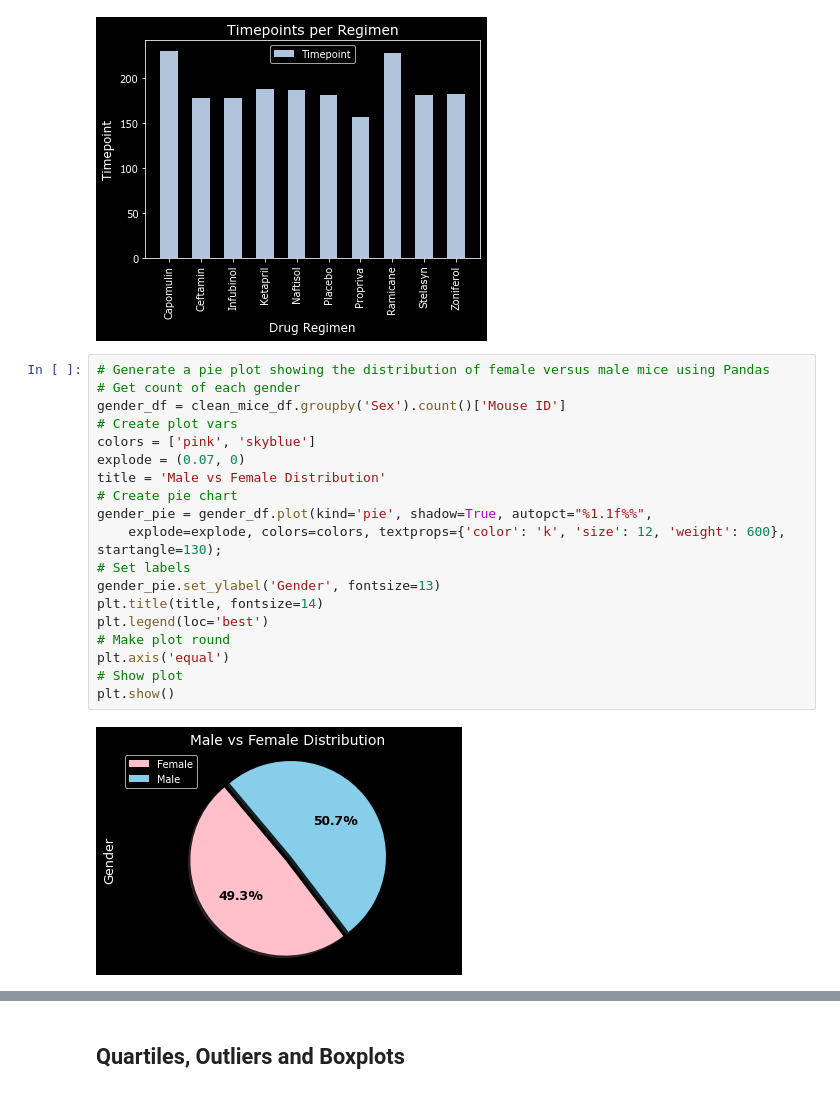
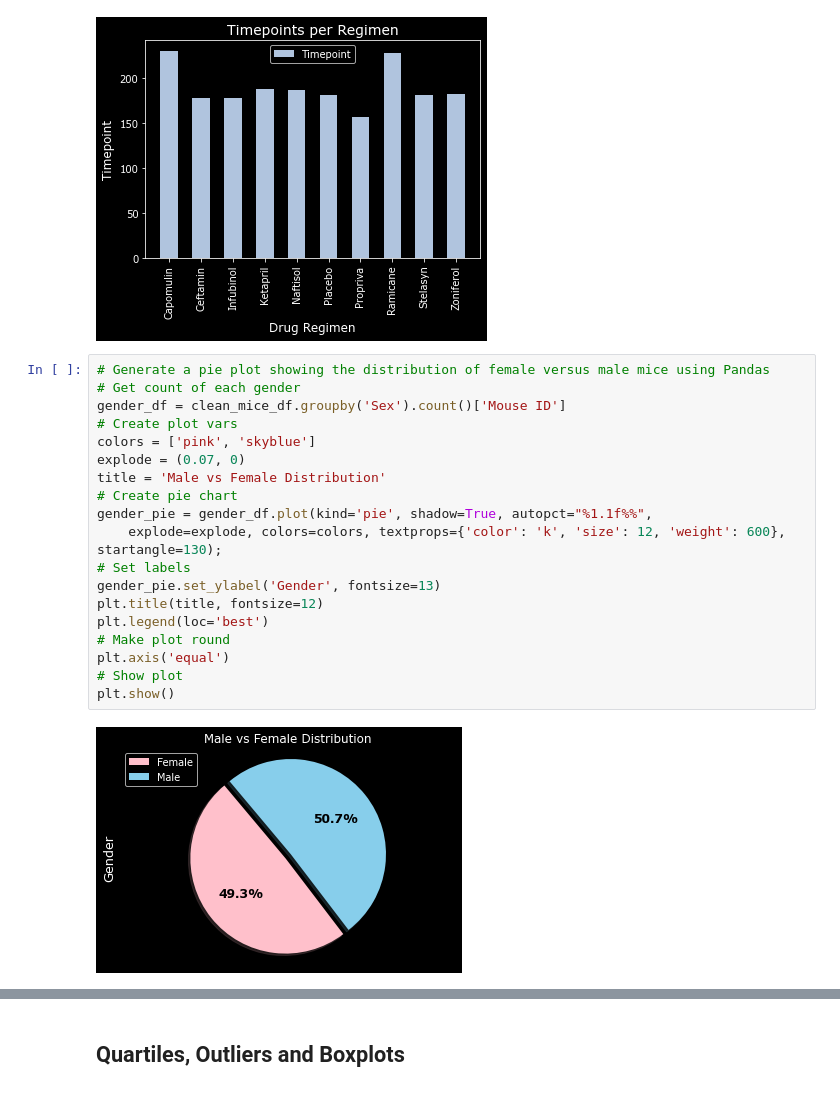
Before and after one commit to cheyroseflammer/pharmaceutical-analysis, a Jupyter notebook: pharmaceutical-analysis/pymaceuticals_starter.ipynb, the cells around one changed output, grey strips where cells are left out. Drawn from its saved outputs; the diff is of its cells as text.

```diff
--- a/pharmaceutical-analysis/pymaceuticals_starter.ipynb
+++ b/pharmaceutical-analysis/pymaceuticals_starter.ipynb
@@ -186,24 +186,24 @@ plt.show()
 # %%
 # Generate a pie plot showing the distribution of female versus male mice using Pandas
 # Get count of each gender
 gender_df = clean_mice_df.groupby('Sex').count()['Mouse ID']
 # Create plot vars
 colors = ['pink', 'skyblue']
 explode = (0.07, 0)
 title = 'Male vs Female Distribution'
 # Create pie chart
 gender_pie = gender_df.plot(kind='pie', shadow=True, autopct="%1.1f%%",
     explode=explode, colors=colors, textprops={'color': 'k', 'size': 12, 'weight': 600}, startangle=130);
 # Set labels
 gender_pie.set_ylabel('Gender', fontsize=13)
-plt.title(title, fontsize=14)
+plt.title(title, fontsize=12)
 plt.legend(loc='best')
 # Make plot round
 plt.axis('equal')
 # Show plot
 plt.show()
 # %% [output]
-[figure, old version]
+[figure, new version]
 # %%
 # Generate a pie plot showing the distribution of female versus male mice using pyplot
 # Create plot vars
```
Also changed, not shown: parts of 2 cells of this notebook.
